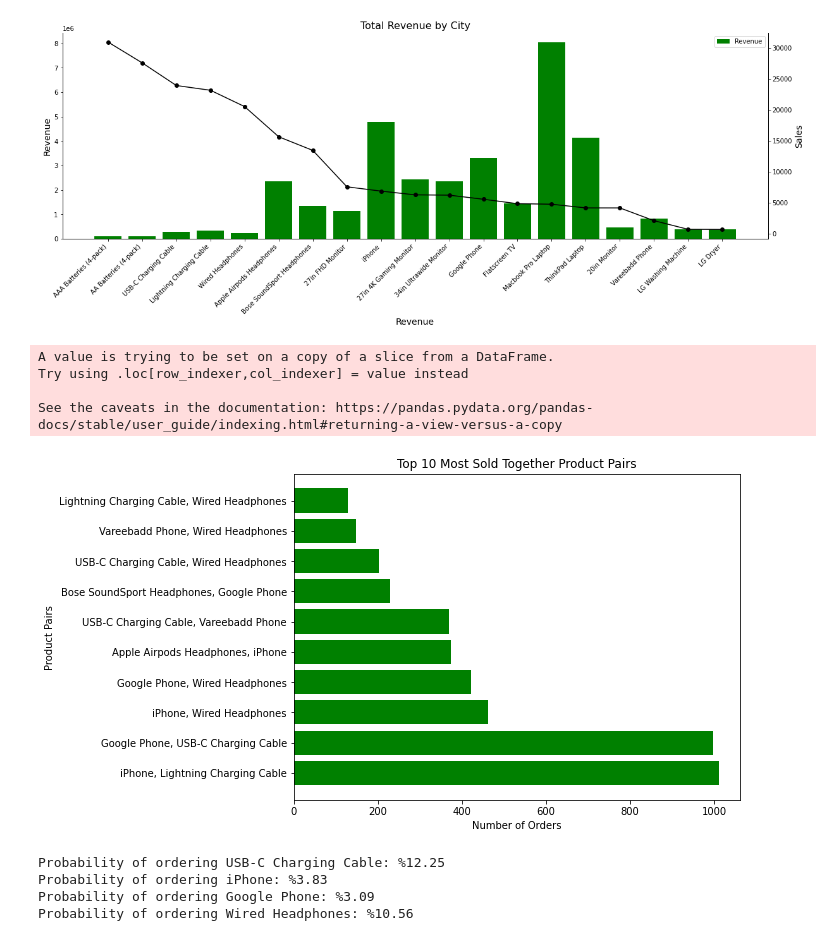
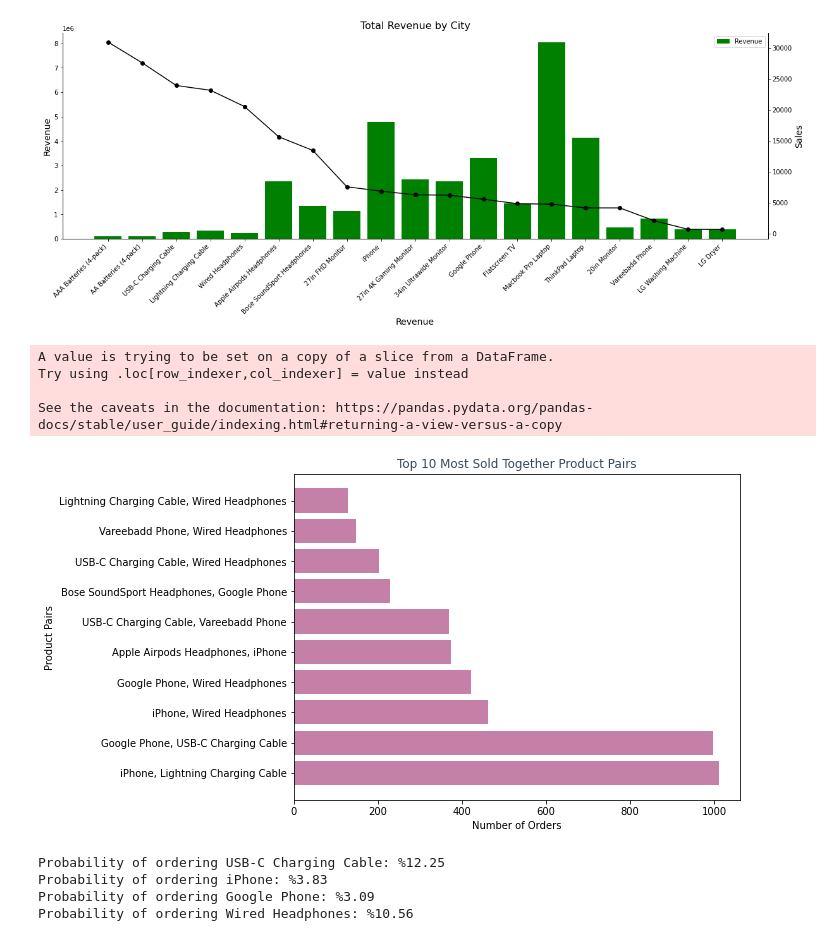
Before and after one commit to adunoluwa1/Product-Sales-Analysis, a Jupyter notebook: Sales_Data_Analysis.ipynb, the cells around one changed output. Cells and saved outputs as stored; diff of their text form; code cells hidden in the pictures.

```diff
--- a/Sales_Data_Analysis.ipynb
+++ b/Sales_Data_Analysis.ipynb
@@ -203,36 +203,36 @@ data['Grouped'] = df.groupby('Order_ID')['Product'].transform(lambda x: ','.join
 # Create a new DataFrame with unique Order IDs and grouped products
 data = data[['Order_ID', 'Grouped']].drop_duplicates()
 
 # create a new variable for Counter
 count = Counter()
 
 # make a for loop
 for row in data['Grouped']:
     row_list = row.split(',')
     count.update(Counter(combinations(row_list, 2)))
 
 # # and make another for loop
 # for key, value in count.most_common(10):
 #     print(key, value)
 
 # Create a bar chart of the top 10 most commonly sold together products
 top_items = count.most_common(10)
 item_pairs = [', '.join(pair) for pair, count in top_items]
 item_counts = [count for pair, count in top_items]
 
 fig, ax = plt.subplots(figsize=(8, 6))
-ax.barh(item_pairs, item_counts, color='g')
+ax.barh(item_pairs, item_counts, color='#C480A7')
 ax.set_xlabel('Number of Orders')
 ax.set_ylabel('Product Pairs')
-ax.set_title('Top 10 Most Sold Together Product Pairs', color='k')
+ax.set_title('Top 10 Most Sold Together Product Pairs', color='#364B59')
 
 plt.show()
 # %% [output]
 A value is trying to be set on a copy of a slice from a DataFrame.
 Try using .loc[row_indexer,col_indexer] = value instead
 
 See the caveats in the documentation: https://pandas.pydata.org/pandas-docs/stable/user_guide/indexing.html#returning-a-view-versus-a-copy
-[figure, old version]
+[figure, new version]
 # %%
 def probability(product):
     try:
```
Also changed, not shown: parts of 5 cells of this notebook, 1 other file.
